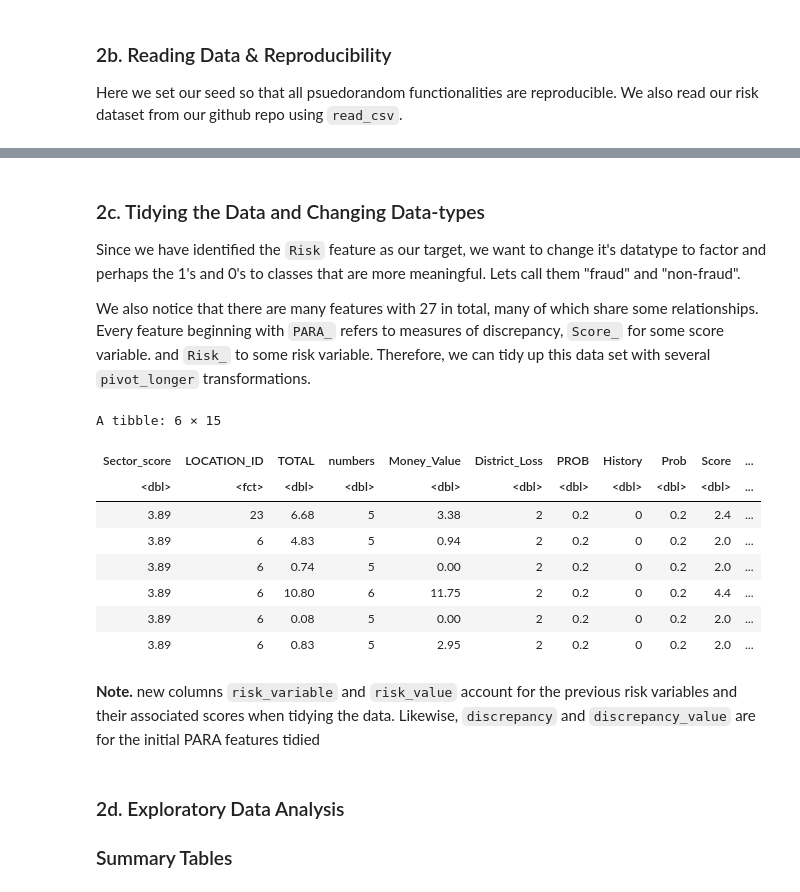
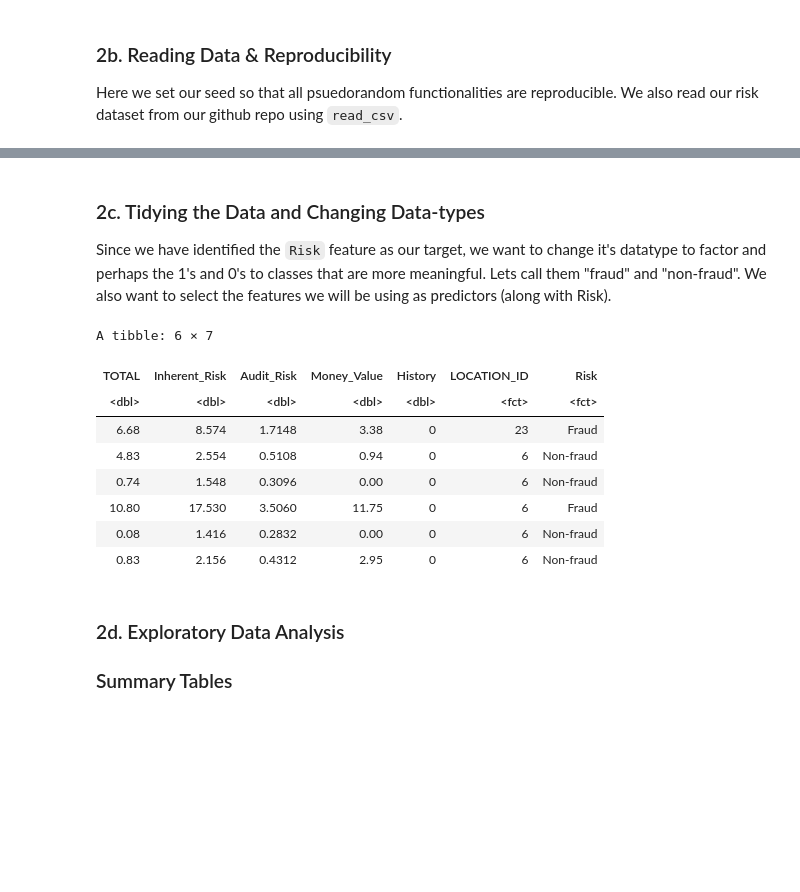
Before and after one commit to montajesaj1/DSCI100-G27, a Jupyter notebook: Group Project Report Final.ipynb, the cells around one changed output, grey strips where cells are left out. Drawn from its saved outputs; the diff is of its cells as text; code cells hidden in the pictures; blank space fills up the shorter version.

```diff
--- a/Group Project Report Final.ipynb
+++ b/Group Project Report Final.ipynb
@@ -124,39 +125,25 @@ A tibble: 6 × 27
 | 3.89 | 6 | 0.00 | 0.2 | 0.000 | 0.83 | 0.2 | 0.166 | 0.83 | 5 | ⋯ | ... |
 # %% [markdown]
 ### 2c. Tidying the Data and Changing Data-types
-Since we have identified the `Risk` feature as our target, we want to change it's datatype to factor and perhaps the 1's and 0's to classes that are more meaningful. Lets call them "fraud" and "non-fraud".
-
-We also notice that there are many features with 27 in total, many of which share some relationships. Every feature beginning with `PARA_` refers to measures of discrepancy, `Score_` for some score variable. and `Risk_` to some risk variable. Therefore, we can tidy up this data set with several `pivot_longer` transformations.
+Since we have identified the `Risk` feature as our target, we want to change it's datatype to factor and perhaps the 1's and 0's to classes that are more meaningful. Lets call them "fraud" and "non-fraud". We also want to select the features we will be using as predictors (along with Risk).
 # %%
 audit <- audit |> mutate(Risk = as.factor(Risk), LOCATION_ID = as.factor(LOCATION_ID)) |>
     mutate(Risk = fct_recode(Risk, "Fraud" = "1", "Non-fraud" = "0"))
 
 audit_tidy <- audit |>
-    select(-(starts_with("PARA_"))) |>
-    select(-(starts_with("Score_"))) |>
-    select(-(starts_with("Risk_")))
-
-# audit_tidy <- audit |>
-#   pivot_longer(cols = starts_with("PARA_"), names_to = "discrepancy", values_to = "discrepancy_value") |>
-#   pivot_longer(cols = starts_with("Score_"), names_to = "score_variable", values_to = "score_value") |>
-#   pivot_longer(cols = starts_with("Risk_"), names_to = "risk_variable", values_to = "risk_value")
-
-# audit_tidy_fct <- audit_tidy |>
-    # mutate(score_variable = as.factor(score_variable))
+    select(TOTAL, Inherent_Risk, Audit_Risk, Money_Value, History, LOCATION_ID, Risk)
 
 head(audit_tidy)
 # %% [output]
-A tibble: 6 × 15
+A tibble: 6 × 7
-| Sector_score | LOCATION_ID | TOTAL | numbers | Money_Value | District_Loss | PROB | History | Prob | Score | ... |
-| <dbl> | <fct> | <dbl> | <dbl> | <dbl> | <dbl> | <dbl> | <dbl> | <dbl> | <dbl> | ... |
-| 3.89 | 23 | 6.68 | 5 | 3.38 | 2 | 0.2 | 0 | 0.2 | 2.4 | ... |
-| 3.89 | 6 | 4.83 | 5 | 0.94 | 2 | 0.2 | 0 | 0.2 | 2.0 | ... |
-| 3.89 | 6 | 0.74 | 5 | 0.00 | 2 | 0.2 | 0 | 0.2 | 2.0 | ... |
-| 3.89 | 6 | 10.80 | 6 | 11.75 | 2 | 0.2 | 0 | 0.2 | 4.4 | ... |
-| 3.89 | 6 | 0.08 | 5 | 0.00 | 2 | 0.2 | 0 | 0.2 | 2.0 | ... |
-| 3.89 | 6 | 0.83 | 5 | 2.95 | 2 | 0.2 | 0 | 0.2 | 2.0 | ... |
+| TOTAL | Inherent_Risk | Audit_Risk | Money_Value | History | LOCATION_ID | Risk |
+| <dbl> | <dbl> | <dbl> | <dbl> | <dbl> | <fct> | <fct> |
+| 6.68 | 8.574 | 1.7148 | 3.38 | 0 | 23 | Fraud |
+| 4.83 | 2.554 | 0.5108 | 0.94 | 0 | 6 | Non-fraud |
+| 0.74 | 1.548 | 0.3096 | 0.00 | 0 | 6 | Non-fraud |
+| 10.80 | 17.530 | 3.5060 | 11.75 | 0 | 6 | Fraud |
+| 0.08 | 1.416 | 0.2832 | 0.00 | 0 | 6 | Non-fraud |
+| 0.83 | 2.156 | 0.4312 | 2.95 | 0 | 6 | Non-fraud |
-# %% [markdown]
-**Note.** new columns `risk_variable` and `risk_value` account for the previous risk variables and their associated scores when tidying the data. Likewise, `discrepancy` and `discrepancy_value` are for the initial PARA features tidied
 # %% [markdown]
 ### 2d. Exploratory Data Analysis
 ### Summary Tables
```
Also changed, not shown: parts of 68 cells of this notebook.
